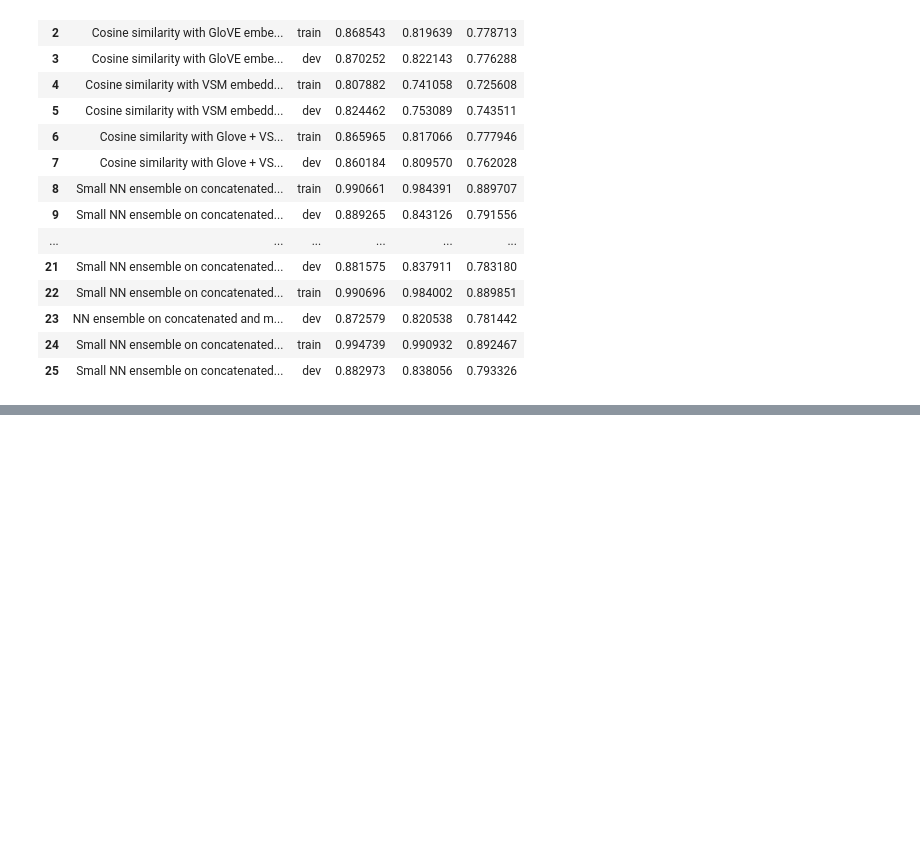
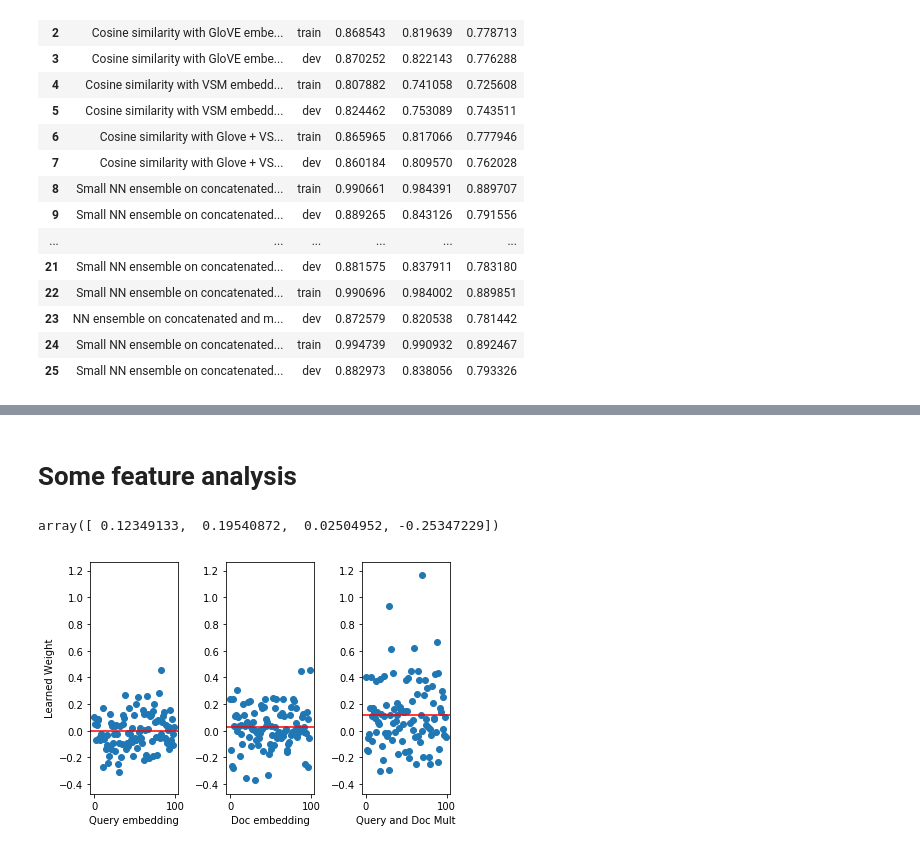
Before and after one commit to ayushgs/Retrieval_ReRanking_CS224U, a Jupyter notebook: project_code.ipynb, the cells around one changed output, grey strips where cells are left out. Drawn from its saved outputs; the diff is of its cells as text; code cells hidden in the pictures; blank space fills up the shorter version.

```diff
--- a/project_code.ipynb
+++ b/project_code.ipynb
@@ -1562,0 +1691,2 @@ metric_frame
+# %% [markdown]
+# Some feature analysis
@@ -1562,0 +1713,49 @@ metric_frame
+# %%
+training_dataset = make_regression_dataset(train_dict, similarity_featurizer)
+lin_reg = LinearReg()
+lin_reg.train(training_dataset)
+coefs = lin_reg.model.coef_
+coefs
+# %% [output]
+array([ 0.12349133,  0.19540872,  0.02504952, -0.25347229])
+# %%
+training_dataset = make_regression_dataset(train_dict, glove_both_featurizer)
+lin_reg = LinearReg()
+lin_reg.train(training_dataset)
+coefs = lin_reg.model.coef_
+# %%
+ymin = np.min(coefs) - .1
+ymax = np.max(coefs) + .1
+
+query = coefs[:100]
+doc = coefs[100:200]
+mult = coefs[200:]
+qm = np.mean(query)
+dm = np.mean(doc)
+mm = np.mean(mult)
+#plt.plot((0, 99), (qm, qm), 'r-')
+#plt.plot((100, 199), (dm, dm), 'r-')
+#plt.plot((200, 299), (mm, mm), 'r-')
+
+ax1=plt.subplot(1, 3, 1)
+ax1.scatter(range(len(query)), query)
+ax1.set_ylim([ymin,ymax])
+ax1.axhline(qm, c='r')
+plt.xlabel("Query embedding", axes=ax1)
+plt.ylabel("Learned Weight", axes=ax1)
+
+ax2=plt.subplot(1, 3, 2)
+ax2.scatter(range(len(doc)), doc)
+ax2.set_ylim([ymin,ymax])
+ax2.axhline(dm, c='r')
+plt.xlabel("Doc embedding", axes=ax2)
+
+ax3=plt.subplot(1, 3, 3)
+ax3.scatter(range(len(mult)), mult)
+ax3.set_ylim([ymin,ymax])
+ax3.axhline(mm, c='r')
+plt.xlabel("Query and Doc Mult", axes=ax3)
+plt.tight_layout()
+plt.savefig("glove_lin_reg_visualize_weights.png")
+# %% [output]
+[figure, added]
```
Also changed, not shown: parts of 12 cells of this notebook.
